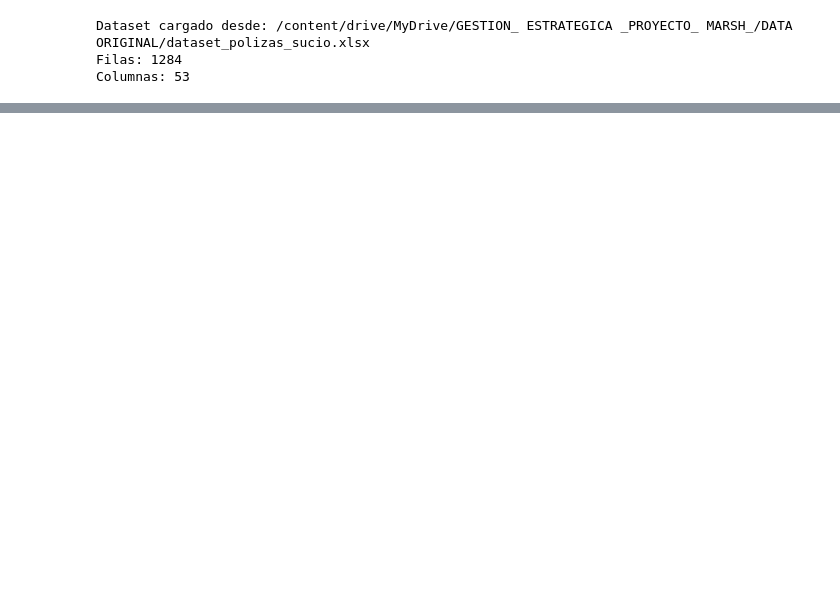
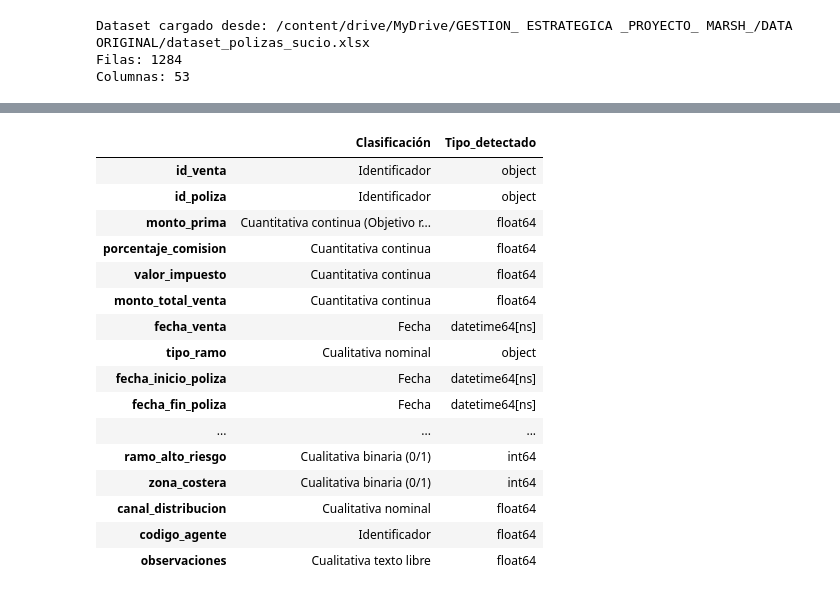
Before and after one commit to lisbethmesa-droid/proyecto-marsh-Gestion-proyectos, a Jupyter notebook: PROYECTO_MARSH_gestion_estrategica.ipynb, the cells around one changed output, grey strips where cells are left out. Cells and saved outputs as stored; diff of their text form; code cells hidden in the pictures; blank space fills up the shorter version.

```diff
--- a/PROYECTO_MARSH_gestion_estrategica.ipynb
+++ b/PROYECTO_MARSH_gestion_estrategica.ipynb
@@ -105,0 +117,85 @@ Columnas: 53
+# %%
+#Crear diccionario de variables con clasificación
+clasificacion = {
+    "id_venta": "Identificador",
+    "id_poliza": "Identificador",
+    "monto_prima": "Cuantitativa continua (Objetivo regresión)",
+    "porcentaje_comision": "Cuantitativa continua",
+    "valor_impuesto": "Cuantitativa continua",
+    "monto_total_venta": "Cuantitativa continua",
+    "fecha_venta": "Fecha",
+    "tipo_ramo": "Cualitativa nominal",
+    "fecha_inicio_poliza": "Fecha",
+    "fecha_fin_poliza": "Fecha",
+    "codigo_zona_sismica": "Identificador",
+    "nivel_riesgo": "Cuantitativa continua",
+    "estado_poliza": "Cualitativa nominal",
+    "tipo_sector": "Cualitativa nominal",
+    "ciudad": "Cualitativa nominal",
+    "departamento": "Cualitativa nominal",
+    "tamaño_empresa": "Cualitativa ordinal",
+    "codigo_divipola": "Identificador",
+    "nivel_riesgo_sismico": "Cuantitativa discreta",
+    "latitud": "Cuantitativa continua",
+    "longitud": "Cuantitativa continua",
+    "sector_economico": "Cualitativa nominal",
+    "riesgo_sector": "Cuantitativa continua",
+    "aseguradora": "Cualitativa nominal",
+    "num_sinistros": "Cuantitativa discreta",
+    "monto_total_siniestros": "Cuantitativa continua",
+    "monto_total_pagado": "Cuantitativa continua",
+    "tipos_sinistro": "Cualitativa nominal",
+    "sinistros_aprobados": "Cuantitativa discreta",
+    "sinistros_rechazados": "Cuantitativa discreta",
+    "duracion_poliza_dias": "Cuantitativa discreta",
+    "ratio_siniestralidad": "Cuantitativa continua",
+    "anio_venta": "Cuantitativa discreta",
+    "mes_venta": "Cuantitativa discreta",
+    "tiene_sinistro": "Cualitativa binaria (0/1)",
+    "log_monto_prima": "Cuantitativa continua",
+    "tamaño_empresa_num": "Cualitativa ordinal",
+    "antiguedad_meses": "Cuantitativa continua",
+    "trimestre_venta": "Cuantitativa discreta",
+    "es_temporada_alta": "Cualitativa binaria (0/1)",
+    "prima_diaria": "Cuantitativa continua",
+    "ratio_aprobacion_sinistros": "Cuantitativa continua",
+    "monto_promedio_sinistro": "Cuantitativa continua",
+    "indice_riesgo_combinado": "Cuantitativa continua",
+    "num_tipos_sinistro": "Cuantitativa discreta",
+    "es_renovacion": "Cualitativa binaria (0/1)",
+    "es_cancelada": "Cualitativa binaria (0/1) (Objetivo clasificación)",
+    "suma_asegurada_estimada": "Cuantitativa continua",
+    "ramo_alto_riesgo": "Cualitativa binaria (0/1)",
+    "zona_costera": "Cualitativa binaria (0/1)",
+    "canal_distribucion": "Cualitativa nominal",
+    "codigo_agente": "Identificador",
+    "observaciones": "Cualitativa texto libre"
+}
+
+# Crear dataframe con clasificación y tipo detectado
+diccionario = pd.DataFrame({
+    "Clasificación": [clasificacion.get(col, "Por definir") for col in df.columns],
+    "Tipo_detectado": df.dtypes.astype(str)
+})
+
+# Mostrar tabla completa
+pd.set_option('display.max_rows', None)
+display(diccionario)
+# %% [output]
+|  | Clasificación | Tipo_detectado |
+| id_venta | Identificador | object |
+| id_poliza | Identificador | object |
+| monto_prima | Cuantitativa continua (Objetivo r... | float64 |
+| porcentaje_comision | Cuantitativa continua | float64 |
+| valor_impuesto | Cuantitativa continua | float64 |
+| monto_total_venta | Cuantitativa continua | float64 |
+| fecha_venta | Fecha | datetime64[ns] |
+| tipo_ramo | Cualitativa nominal | object |
+| fecha_inicio_poliza | Fecha | datetime64[ns] |
+| fecha_fin_poliza | Fecha | datetime64[ns] |
+| ... | ... | ... |
+| ramo_alto_riesgo | Cualitativa binaria (0/1) | int64 |
+| zona_costera | Cualitativa binaria (0/1) | int64 |
+| canal_distribucion | Cualitativa nominal | float64 |
+| codigo_agente | Identificador | float64 |
+| observaciones | Cualitativa texto libre | float64 |
```
Also changed, not shown: parts of 13 cells of this notebook.
